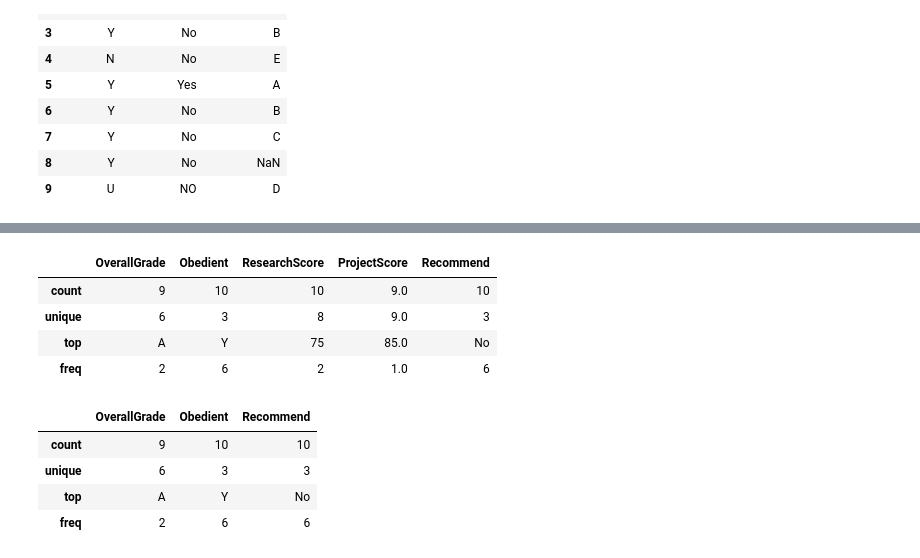
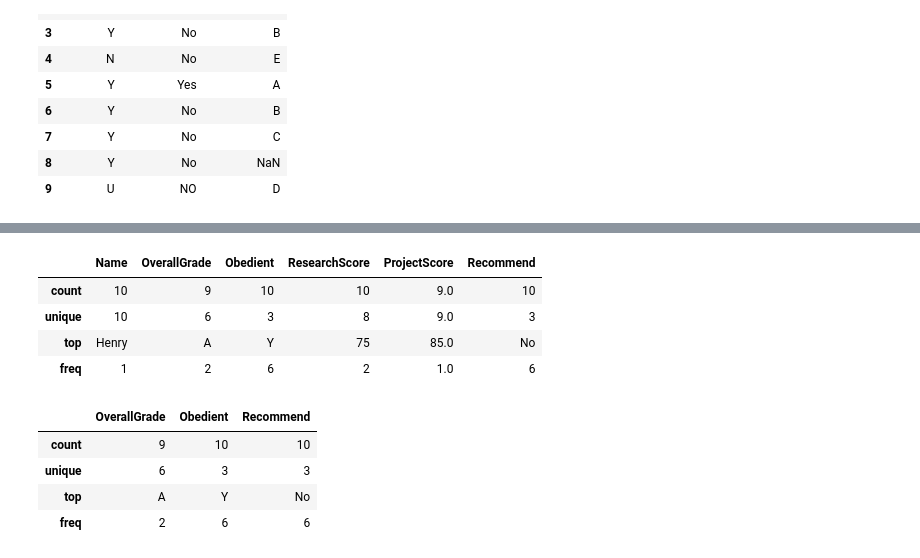
Before and after one commit to arshad831/advancedpython, a Jupyter notebook: Data_Exploration_using_Pandas_Python_for_DS.ipynb, the cells around one changed output, grey strips where cells are left out. Saved outputs shown, nothing was run; the diff lists cells and outputs as text; code cells hidden in the pictures.

```diff
--- a/Data_Exploration_using_Pandas_Python_for_DS.ipynb
+++ b/Data_Exploration_using_Pandas_Python_for_DS.ipynb
@@ -382,3 +370,9 @@ df.head()
 | 2 | David | F | N | 10 | 17.0 | No |
 | 3 | Holmes | B | Y | 75 | 71.0 | No |
 | 4 | Marvin | E | N | 20 | 30.0 | No |
+# %%
+# csv files
+import pandas as pd
+path='https://raw.githubusercontent.com/Vihana18/python_project/main/student_records.csv'
+df = pd.read_csv(path)
+df.head()
@@ -802,11 +917,11 @@ df[cat_col].describe()   # stastical info of the categorical columns
 # %%
-x.astype('object').describe()                 # to get the categorical stastical info of all columns
+df.astype('object').describe()                 # to get the categorical stastical info of all columns
 # %% [output]
-|  | OverallGrade | Obedient | ResearchScore | ProjectScore | Recommend |
-| count | 9 | 10 | 10 | 9.0 | 10 |
-| unique | 6 | 3 | 8 | 9.0 | 3 |
-| top | A | Y | 75 | 85.0 | No |
-| freq | 2 | 6 | 2 | 1.0 | 6 |
+|  | Name | OverallGrade | Obedient | ResearchScore | ProjectScore | Recommend |
+| count | 10 | 9 | 10 | 10 | 9.0 | 10 |
+| unique | 10 | 6 | 3 | 8 | 9.0 | 3 |
+| top | Henry | A | Y | 75 | 85.0 | No |
+| freq | 1 | 2 | 6 | 2 | 1.0 | 6 |
 # %%
 x.describe(include='object')     # to get the stastical info of the categorical column
 # %% [output]
```
Also changed, not shown: parts of 37 cells of this notebook.
